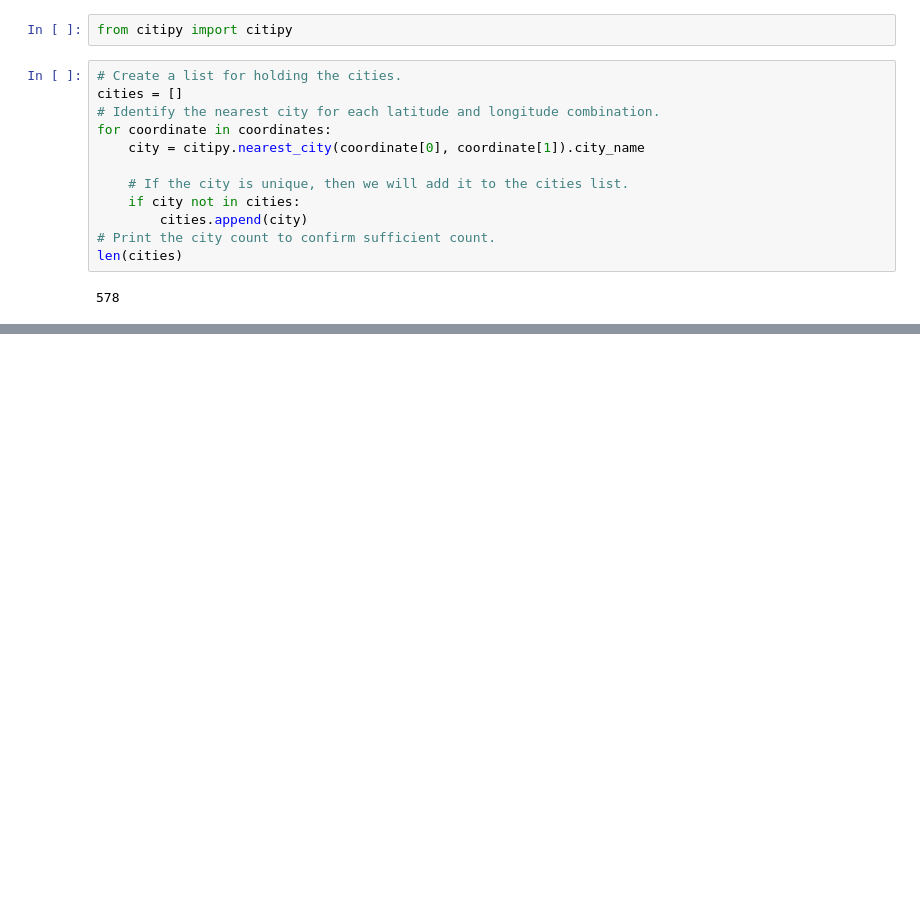
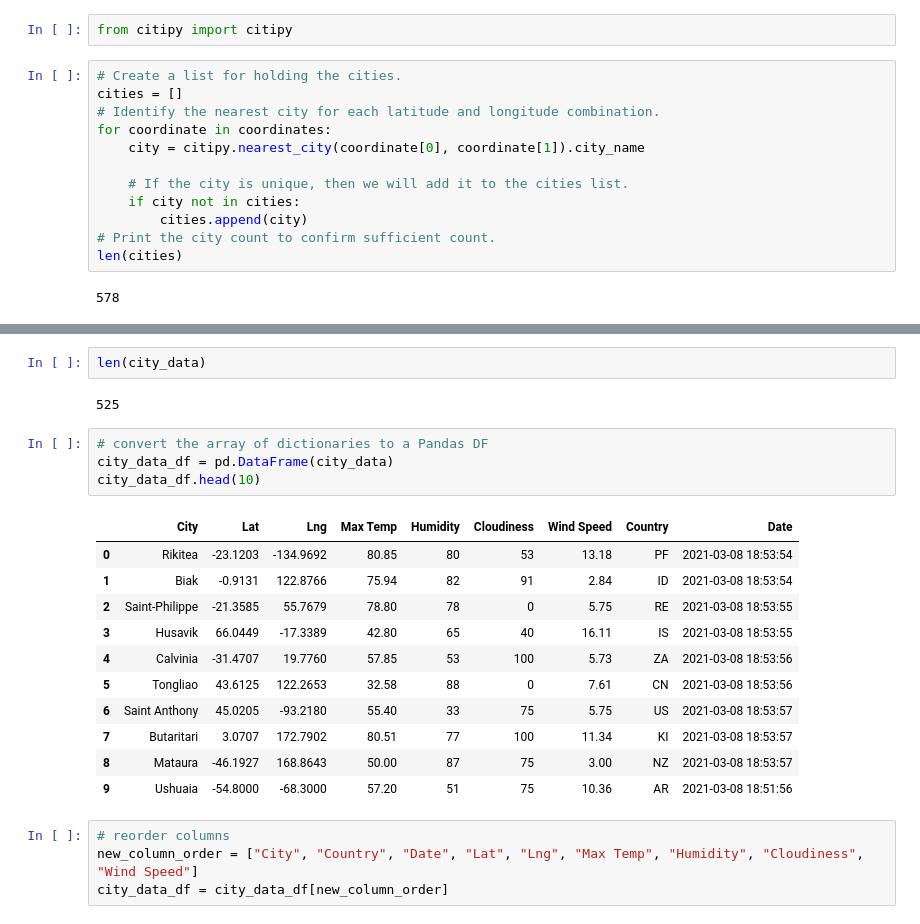
Before and after one commit to giuliatasca103/World_Weather_Analysis, a Jupyter notebook: WeatherPy.ipynb, the cells around one changed output, grey strips where cells are left out. Cells and saved outputs as stored; diff of their text form; blank space fills up the shorter version.

```diff
--- a/WeatherPy.ipynb
+++ b/WeatherPy.ipynb
@@ -32,0 +119,24 @@ len(cities)
+# %%
+len(city_data)
+# %% [output]
+525
+# %%
+# convert the array of dictionaries to a Pandas DF
+city_data_df = pd.DataFrame(city_data)
+city_data_df.head(10)
+# %% [output]
+|  | City | Lat | Lng | Max Temp | Humidity | Cloudiness | Wind Speed | Country | Date |
+| 0 | Rikitea | -23.1203 | -134.9692 | 80.85 | 80 | 53 | 13.18 | PF | 2021-03-08 18:53:54 |
+| 1 | Biak | -0.9131 | 122.8766 | 75.94 | 82 | 91 | 2.84 | ID | 2021-03-08 18:53:54 |
+| 2 | Saint-Philippe | -21.3585 | 55.7679 | 78.80 | 78 | 0 | 5.75 | RE | 2021-03-08 18:53:55 |
+| 3 | Husavik | 66.0449 | -17.3389 | 42.80 | 65 | 40 | 16.11 | IS | 2021-03-08 18:53:55 |
+| 4 | Calvinia | -31.4707 | 19.7760 | 57.85 | 53 | 100 | 5.73 | ZA | 2021-03-08 18:53:56 |
+| 5 | Tongliao | 43.6125 | 122.2653 | 32.58 | 88 | 0 | 7.61 | CN | 2021-03-08 18:53:56 |
+| 6 | Saint Anthony | 45.0205 | -93.2180 | 55.40 | 33 | 75 | 5.75 | US | 2021-03-08 18:53:57 |
+| 7 | Butaritari | 3.0707 | 172.7902 | 80.51 | 77 | 100 | 11.34 | KI | 2021-03-08 18:53:57 |
+| 8 | Mataura | -46.1927 | 168.8643 | 50.00 | 87 | 75 | 3.00 | NZ | 2021-03-08 18:53:57 |
+| 9 | Ushuaia | -54.8000 | -68.3000 | 57.20 | 51 | 75 | 10.36 | AR | 2021-03-08 18:51:56 |
+# %%
+# reorder columns
+new_column_order = ["City", "Country", "Date", "Lat", "Lng", "Max Temp", "Humidity", "Cloudiness", "Wind Speed"]
+city_data_df = city_data_df[new_column_order]
```
Also changed, not shown: parts of 6 cells of this notebook, 3 other files.
